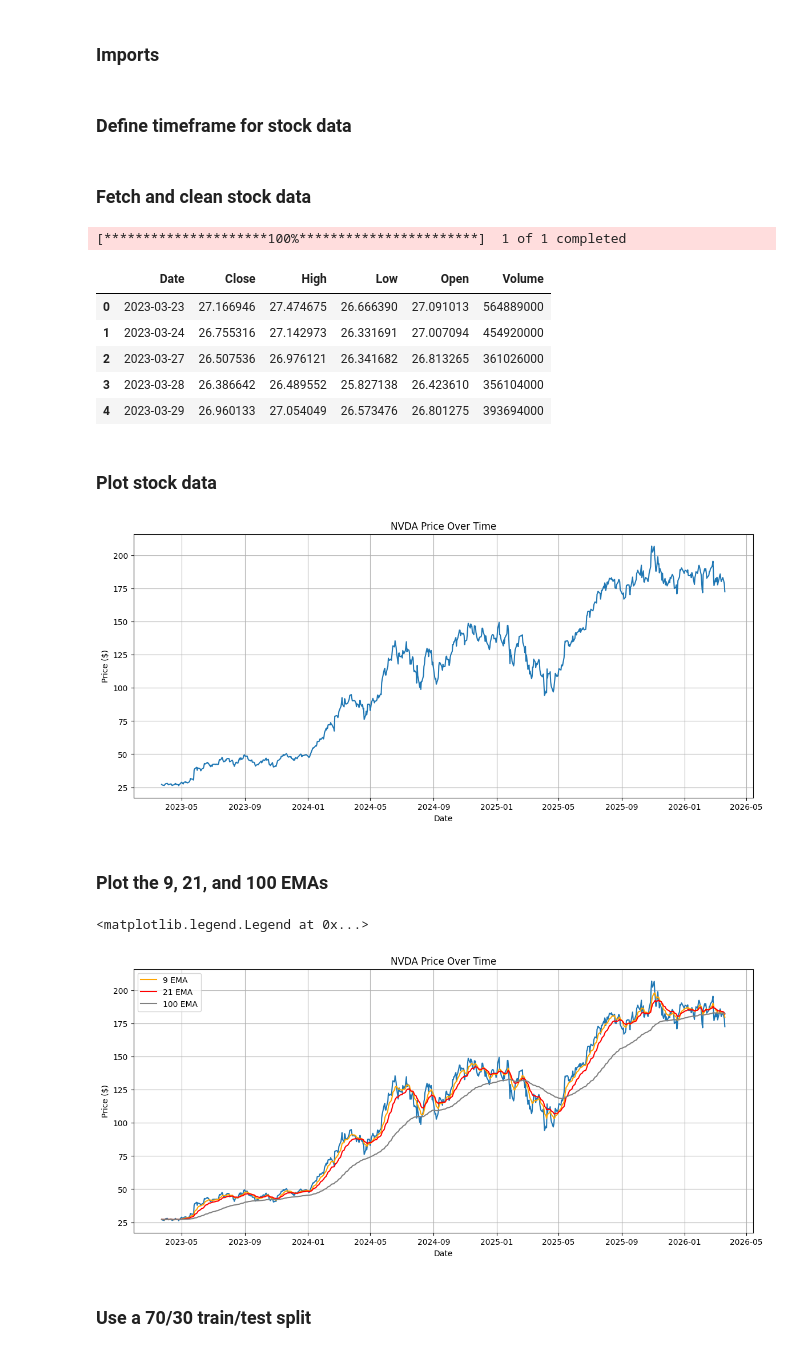
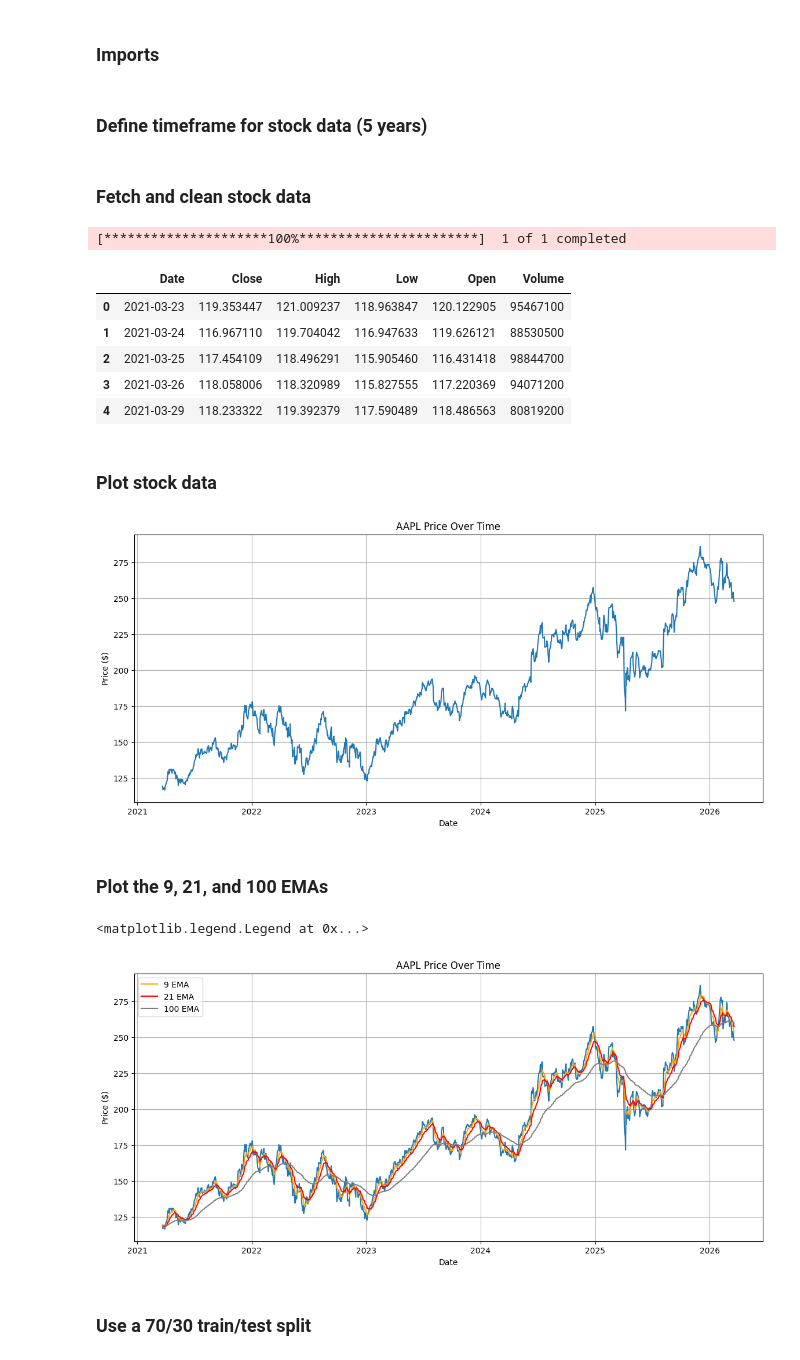
Before and after one commit to garyjli/price-predictor, a Jupyter notebook: LSTM.ipynb, the cells around one changed output. Cells and saved outputs as stored; diff of their text form; code cells hidden in the pictures.

Commit message:
switch prediction target from NVDA to AAPL
increase timeframe from 3 to 5 years; reduce window size from 100 to 20

```diff
--- a/LSTM.ipynb
+++ b/LSTM.ipynb
@@ -7,11 +7,11 @@ import numpy as np
 import pandas as pd
 import matplotlib.pyplot as plt
 # %% [markdown]
-### Define timeframe for stock data
+### Define timeframe for stock data (5 years)
 # %%
 end = date.today()
 start = end.replace(
-    year=end.year - 3,
+    year=end.year - 5,
     day = min(end.day, 28) if end.month == 2 else end.day
 )
 
@@ -24,7 +24,7 @@ def get_stock_data(ticker):
     data = yf.download(ticker, start_date, end_date)
     return data
 
-df = get_stock_data("NVDA")
+df = get_stock_data("AAPL")
 df.reset_index(inplace=True)
 df.columns = df.columns.get_level_values(0)
 df.columns.name = None
@@ -32,11 +32,11 @@ df.head()
 # %% [output]
 [*********************100%***********************]  1 of 1 completed
 |  | Date | Close | High | Low | Open | Volume |
-| 0 | 2023-03-23 | 27.166946 | 27.474675 | 26.666390 | 27.091013 | 564889000 |
-| 1 | 2023-03-24 | 26.755316 | 27.142973 | 26.331691 | 27.007094 | 454920000 |
-| 2 | 2023-03-27 | 26.507536 | 26.976121 | 26.341682 | 26.813265 | 361026000 |
-| 3 | 2023-03-28 | 26.386642 | 26.489552 | 25.827138 | 26.423610 | 356104000 |
-| 4 | 2023-03-29 | 26.960133 | 27.054049 | 26.573476 | 26.801275 | 393694000 |
+| 0 | 2021-03-23 | 119.353447 | 121.009237 | 118.963847 | 120.122905 | 95467100 |
+| 1 | 2021-03-24 | 116.967110 | 119.704042 | 116.947633 | 119.626121 | 88530500 |
+| 2 | 2021-03-25 | 117.454109 | 118.496291 | 115.905460 | 116.431418 | 98844700 |
+| 3 | 2021-03-26 | 118.058006 | 118.320989 | 115.827555 | 117.220369 | 94071200 |
+| 4 | 2021-03-29 | 118.233322 | 119.392379 | 117.590489 | 118.486563 | 80819200 |
 # %% [markdown]
 ### Plot stock data
 # %%
@@ -45,34 +45,34 @@ plt.grid(True)
 plt.plot(df["Date"], df["Close"])
 plt.xlabel("Date")
 plt.ylabel("Price ($)")
-plt.title("NVDA Price Over Time")
+plt.title("AAPL Price Over Time")
 plt.show()
 # %% [output]
-[figure, old version]
+[figure, new version]
 # %% [markdown]
 ### Plot the 9, 21, and 100 EMAs
 # %%
 # Calculate EMAs
 df["ema9"] = df["Close"].ewm(span=9, adjust=False).mean()
 df["ema21"] = df["Close"].ewm(span=21, adjust=False).mean()
 df["ema100"] = df["Close"].ewm(span=100, adjust=False).mean()
 
 # Plot price
 plt.figure(figsize=(14, 6))
 plt.grid(True)
 plt.plot(df["Date"], df["Close"])
 plt.xlabel("Date")
 plt.ylabel("Price ($)")
-plt.title("NVDA Price Over Time")
+plt.title("AAPL Price Over Time")
 
 # Plot EMAs
 plt.plot(df["Date"], df["ema9"], label="9 EMA", color="orange")
 plt.plot(df["Date"], df["ema21"], label="21 EMA", color="red")
 plt.plot(df["Date"], df["ema100"], label="100 EMA", color="gray")
 plt.legend()
 # %% [output]
 <matplotlib.legend.Legend at 0x...>
-[figure, old version]
+[figure, new version]
 # %% [markdown]
 ### Use a 70/30 train/test split
 # %%
```
Also changed, not shown: parts of 15 cells of this notebook.
